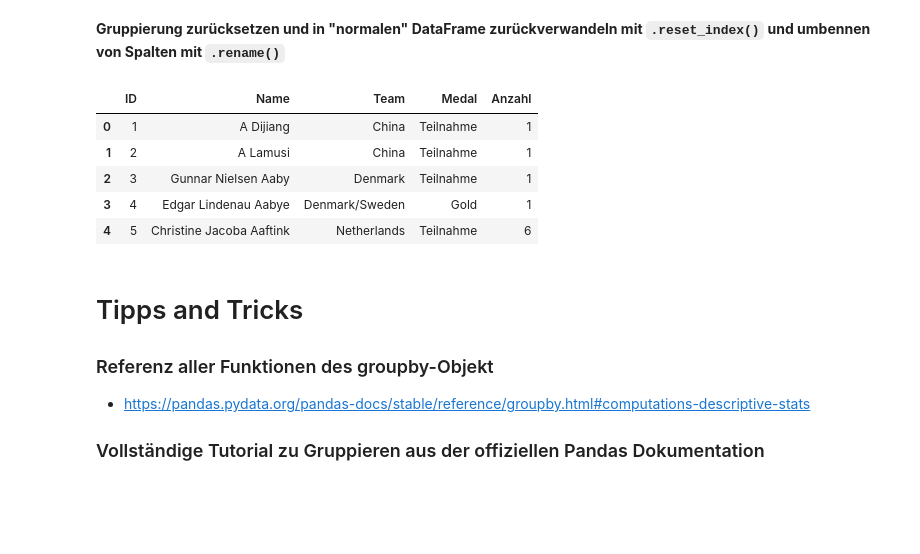
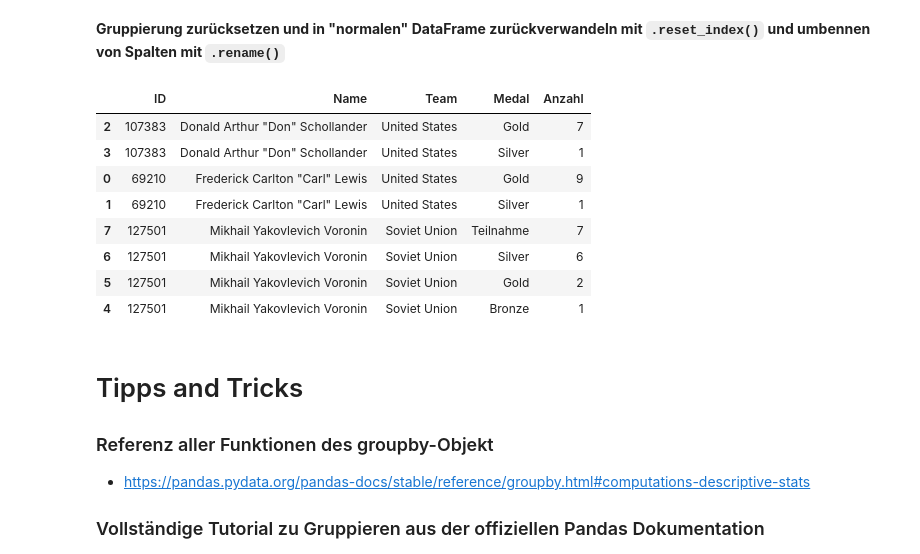
Before and after one commit to MonksterFX/pandas-basic, a Jupyter notebook: referent/07-Gruppieren.ipynb, the cells around one changed output. Cells and saved outputs as stored; diff of their text form; code cells hidden in the pictures; blank space fills up the shorter version.

```diff
--- a/referent/07-Gruppieren.ipynb
+++ b/referent/07-Gruppieren.ipynb
@@ -186,0 +179,4 @@ df.head(5)
+# %%
+# Auswählen von ein paar wahren Champions
+df = df[df['ID'].isin([69210, 107383, 127501])]
+df
@@ -235,15 +260,19 @@ dtype: int64
 **Gruppierung zurücksetzen und in "normalen" DataFrame zurückverwandeln mit ``.reset_index()`` und umbennen von Spalten mit ``.rename()``**
 # %%
 # Zurück wandeln eines "grouped" DataFrames mit .reset_index()
-df = df.groupby(['ID', 'Name', 'Team', 'Medal']).size().reset_index()
-df.rename(columns={0:'Anzahl'}).head(5)
+df_norm = df.groupby(['ID', 'Name', 'Team', 'Medal']).size().reset_index()
+df_norm = df_norm.rename(columns={0:'Anzahl'})
+df_norm.sort_values(['Name', 'Anzahl'], ascending=[True, False])
 # %% [output]
 |  | ID | Name | Team | Medal | Anzahl |
-| 0 | 1 | A Dijiang | China | Teilnahme | 1 |
-| 1 | 2 | A Lamusi | China | Teilnahme | 1 |
-| 2 | 3 | Gunnar Nielsen Aaby | Denmark | Teilnahme | 1 |
-| 3 | 4 | Edgar Lindenau Aabye | Denmark/Sweden | Gold | 1 |
-| 4 | 5 | Christine Jacoba Aaftink | Netherlands | Teilnahme | 6 |
+| 2 | 107383 | Donald Arthur "Don" Schollander | United States | Gold | 7 |
+| 3 | 107383 | Donald Arthur "Don" Schollander | United States | Silver | 1 |
+| 0 | 69210 | Frederick Carlton "Carl" Lewis | United States | Gold | 9 |
+| 1 | 69210 | Frederick Carlton "Carl" Lewis | United States | Silver | 1 |
+| 7 | 127501 | Mikhail Yakovlevich Voronin | Soviet Union | Teilnahme | 7 |
+| 6 | 127501 | Mikhail Yakovlevich Voronin | Soviet Union | Silver | 6 |
+| 5 | 127501 | Mikhail Yakovlevich Voronin | Soviet Union | Gold | 2 |
+| 4 | 127501 | Mikhail Yakovlevich Voronin | Soviet Union | Bronze | 1 |
 # %% [markdown]
 # Tipps and Tricks
 
```
Also changed, not shown: parts of 7 cells of this notebook, 3 other files.
